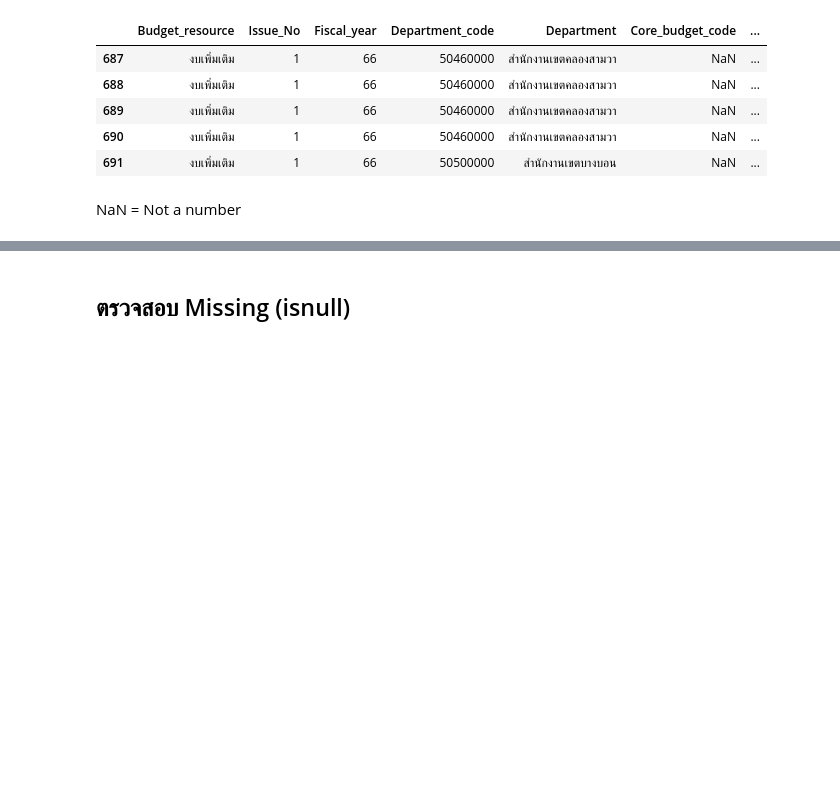
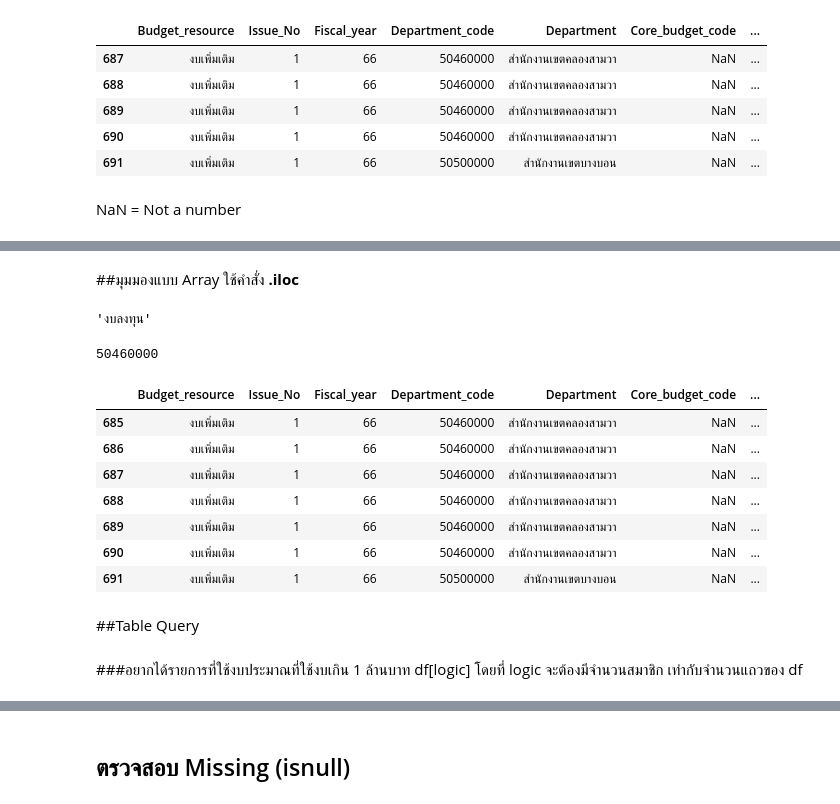
Before and after one commit to Pimchanok6430205105/python_dataviz2023, a Jupyter notebook: pandas101.ipynb, the cells around one changed output, grey strips where cells are left out. Saved outputs shown, nothing was run; the diff lists cells and outputs as text; code cells hidden in the pictures; blank space fills up the shorter version.

```diff
--- a/pandas101.ipynb
+++ b/pandas101.ipynb
@@ -79,0 +95,27 @@ NaN = Not a number
+# %% [markdown]
+##มุมมองแบบ Array
+ใช้คำสั่ง **.iloc**
+# %%
+data0.iloc[0,6] #iloc เปลี่ยนมุมมองเป็น np.array ชี้เป็นแถว คอลัม = [row,column]
+# %% [output]
+'งบลงทุน'
+# %%
+data0.iloc[-6,3] # ข้อมูลแถวที่ 6 นับจากข้างล่าง ในคอลัมที่4
+# %% [output]
+50460000
+# %%
+data0.tail(7)
+# %% [output]
+|  | Budget_resource | Issue_No | Fiscal_year | Department_code | Department | Core_budget_code | ... |
+| 685 | งบเพิ่มเติม | 1 | 66 | 50460000 | สำนักงานเขตคลองสามวา | NaN | ... |
+| 686 | งบเพิ่มเติม | 1 | 66 | 50460000 | สำนักงานเขตคลองสามวา | NaN | ... |
+| 687 | งบเพิ่มเติม | 1 | 66 | 50460000 | สำนักงานเขตคลองสามวา | NaN | ... |
+| 688 | งบเพิ่มเติม | 1 | 66 | 50460000 | สำนักงานเขตคลองสามวา | NaN | ... |
+| 689 | งบเพิ่มเติม | 1 | 66 | 50460000 | สำนักงานเขตคลองสามวา | NaN | ... |
+| 690 | งบเพิ่มเติม | 1 | 66 | 50460000 | สำนักงานเขตคลองสามวา | NaN | ... |
+| 691 | งบเพิ่มเติม | 1 | 66 | 50500000 | สำนักงานเขตบางบอน | NaN | ... |
+# %% [markdown]
+##Table Query
+# %% [markdown]
+###อยากได้รายการที่ใช้งบประมาณที่ใช้งบเกิน 1 ล้านบาท
+df[logic] โดยที่ logic จะต้องมีจำนวนสมาชิก เท่ากับจำนวนแถวของ df
```
Also changed, not shown: parts of 17 cells of this notebook.
